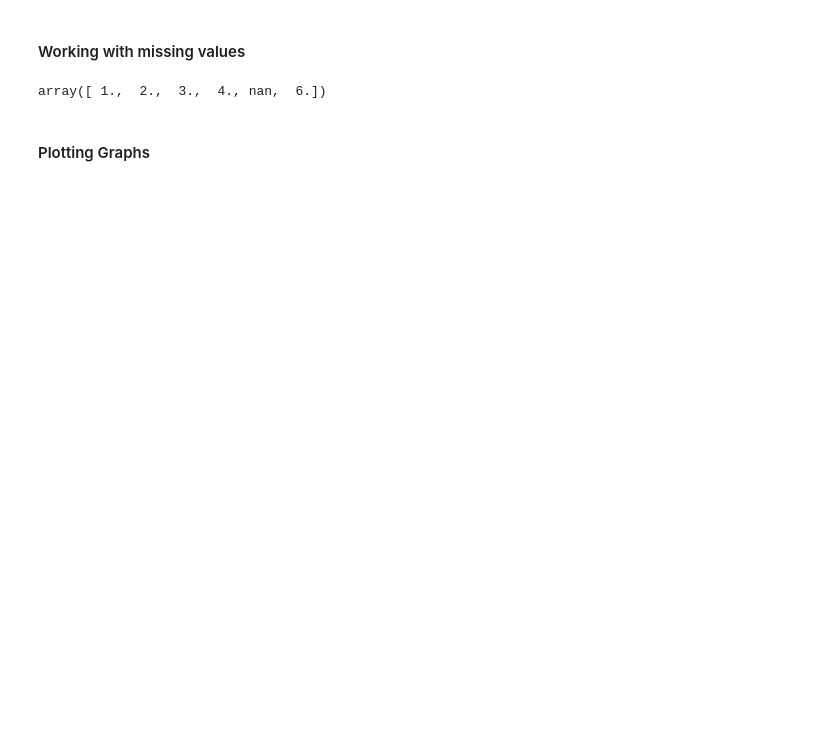
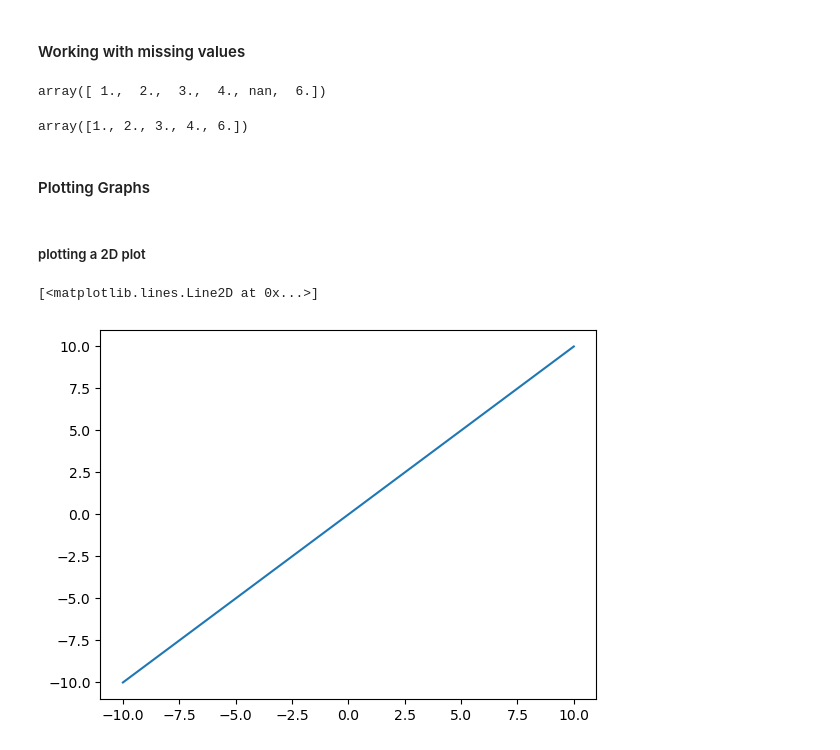
Before and after one commit to VidyanandYadav/Data-science-Journey, a Jupyter notebook: Session14_Numpy_Advanced.ipynb, the cells around one changed output. Cells and saved outputs as stored; diff of their text form; code cells hidden in the pictures; blank space fills up the shorter version.

```diff
--- a/Session14_Numpy_Advanced.ipynb
+++ b/Session14_Numpy_Advanced.ipynb
@@ -377,8 +377,21 @@ a
 # In output nan shows that missing value at that place
 # %% [output]
 array([ 1.,  2.,  3.,  4., nan,  6.])
+# %%
+# np.isnan(a) gives boolean value and true at missing value but we want true at original and false at missing so use ~ before
+a[~np.isnan(a)]
+# %% [output]
+array([1., 2., 3., 4., 6.])
 # %% [markdown]
 #### Plotting Graphs
+# %% [markdown]
+##### plotting a 2D plot
 # %%
-# plotting a 2D plot
 # x = y
+import matplotlib.pyplot as plt
+x = np.linspace(-10,10,100) # Creating 100 numbers which are equidistantnand lies b/w -10 to 10
+y = x
+plt.plot(x,y)
+# %% [output]
+[<matplotlib.lines.Line2D at 0x...>]
+[figure, added]
```
Also changed, not shown: parts of 15 cells of this notebook.
